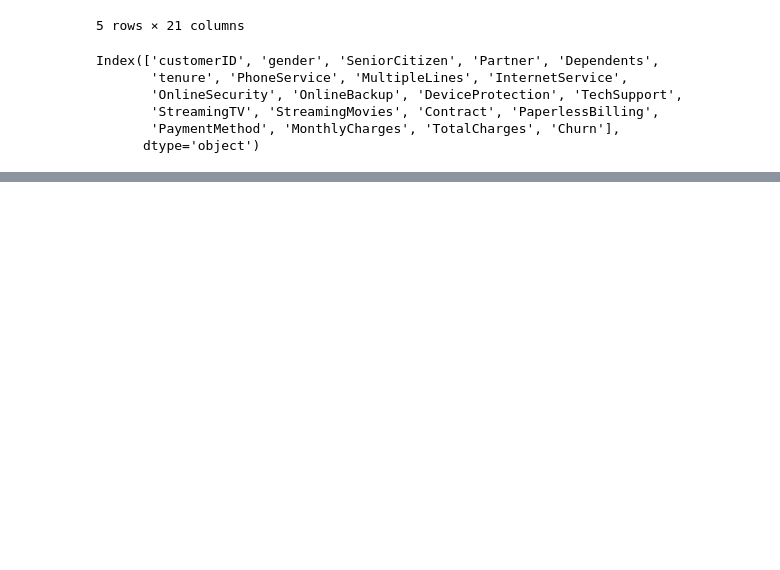
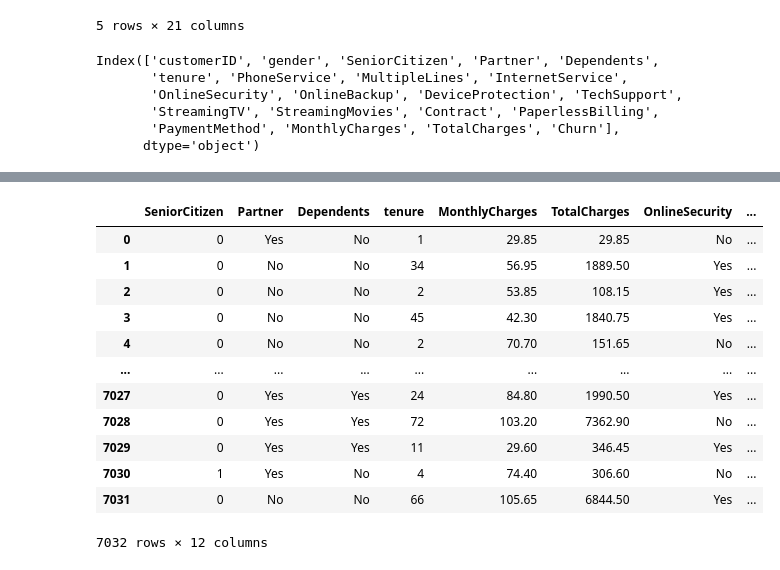
Before and after one commit to smjune/ipynb, a Jupyter notebook: dessa/dessa2_galaxy.ipynb, the cells around one changed output, grey strips where cells are left out. Cells and saved outputs as stored; diff of their text form; code cells hidden in the pictures; blank space fills up the shorter version.

```diff
--- a/dessa/dessa2_galaxy.ipynb
+++ b/dessa/dessa2_galaxy.ipynb
@@ -38,0 +73,3 @@ dtype: int64
+# %%
+df3=df.copy()
+df3.info()
@@ -38,0 +94,21 @@ dtype: int64
+# %%
+X_list = ["SeniorCitizen", "Partner", "Dependents", "tenure", "MonthlyCharges", "TotalCharges",
+           "OnlineSecurity", "OnlineBackup", "DeviceProtection", "TechSupport", "StreamingMovies",
+           "PaperlessBilling"]
+# %%
+df3_1 = df3.loc[:,X_list].copy()
+df3.loc[:,X_list]
+# %% [output]
+|  | SeniorCitizen | Partner | Dependents | tenure | MonthlyCharges | TotalCharges | OnlineSecurity | ... |
+| 0 | 0 | Yes | No | 1 | 29.85 | 29.85 | No | ... |
+| 1 | 0 | No | No | 34 | 56.95 | 1889.50 | Yes | ... |
+| 2 | 0 | No | No | 2 | 53.85 | 108.15 | Yes | ... |
+| 3 | 0 | No | No | 45 | 42.30 | 1840.75 | Yes | ... |
+| 4 | 0 | No | No | 2 | 70.70 | 151.65 | No | ... |
+| ... | ... | ... | ... | ... | ... | ... | ... | ... |
+| 7027 | 0 | Yes | Yes | 24 | 84.80 | 1990.50 | Yes | ... |
+| 7028 | 0 | Yes | Yes | 72 | 103.20 | 7362.90 | No | ... |
+| 7029 | 0 | Yes | Yes | 11 | 29.60 | 346.45 | Yes | ... |
+| 7030 | 1 | Yes | No | 4 | 74.40 | 306.60 | No | ... |
+| 7031 | 0 | No | No | 66 | 105.65 | 6844.50 | Yes | ... |
+7032 rows × 12 columns
```
Also changed, not shown: parts of 28 cells of this notebook, 4 other files.
